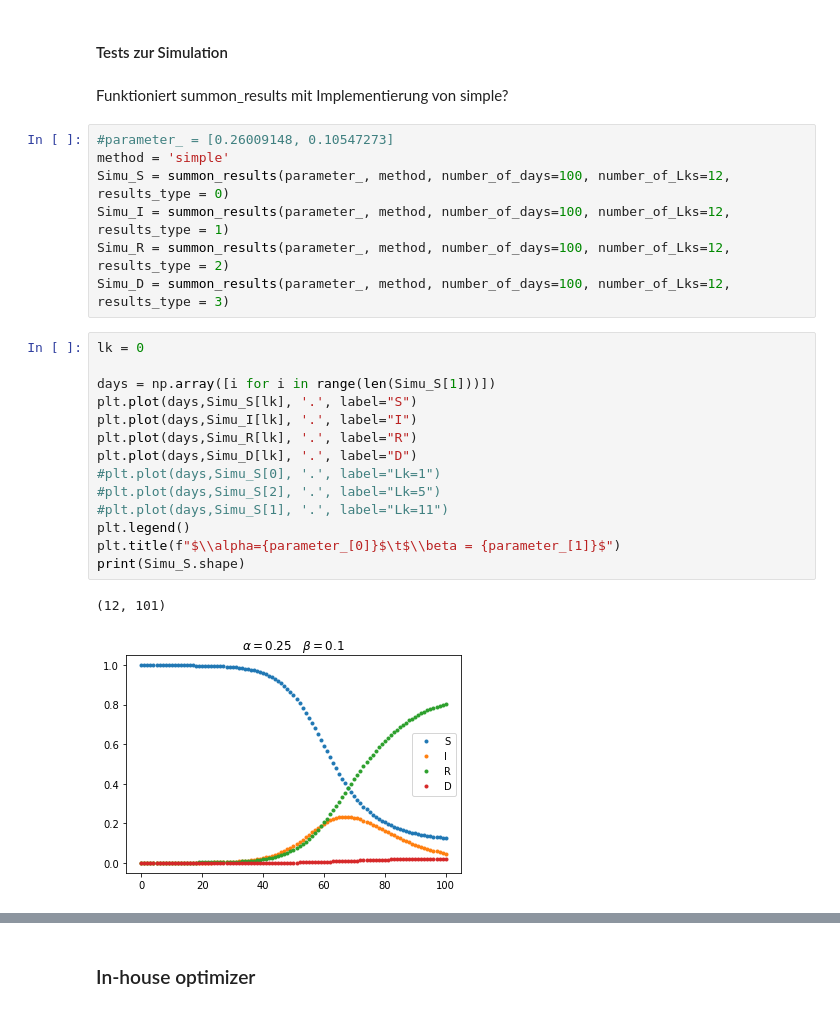
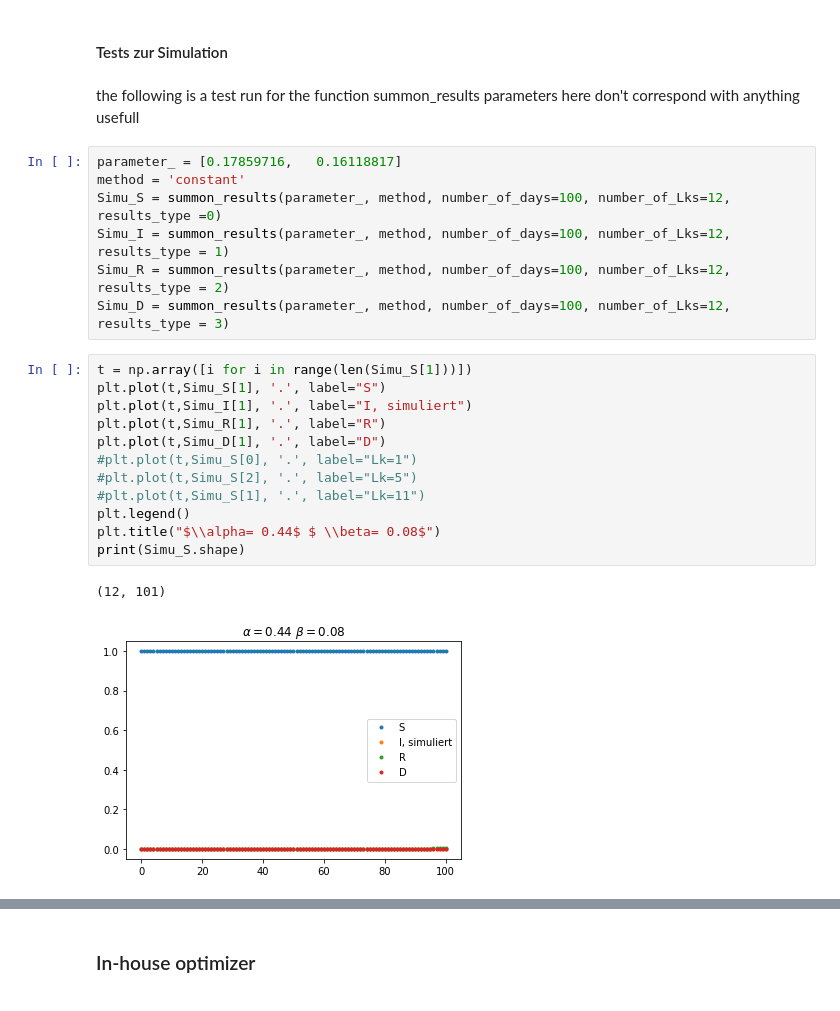
Before and after one commit to torbensun/Modeling-Of-Epidemics-With-Compartmental-And-Network-Models, a Jupyter notebook: Bessere Optimierung.ipynb, the cells around one changed output, grey strips where cells are left out. Cells and saved outputs as stored; diff of their text form.

```diff
--- a/Bessere Optimierung.ipynb
+++ b/Bessere Optimierung.ipynb
@@ -194,28 +229,27 @@ def summon_results(params, method, lk_indzies = [], number_of_days=100, t_depth
 # %% [markdown]
 #### Tests zur Simulation
-# %% [markdown]
-Funktioniert summon_results mit Implementierung von simple?
+# %% [markdown]
+the following is a test run for the function summon_results
+parameters here don't correspond with anything usefull
 # %%
-#parameter_ = [0.26009148, 0.10547273]
-method = 'simple'
-Simu_S = summon_results(parameter_, method, number_of_days=100, number_of_Lks=12, results_type = 0)
+parameter_ = [0.17859716,   0.16118817]
+method = 'constant'
+Simu_S = summon_results(parameter_, method, number_of_days=100, number_of_Lks=12, results_type =0)
 Simu_I = summon_results(parameter_, method, number_of_days=100, number_of_Lks=12, results_type = 1)
 Simu_R = summon_results(parameter_, method, number_of_days=100, number_of_Lks=12, results_type = 2)
 Simu_D = summon_results(parameter_, method, number_of_days=100, number_of_Lks=12, results_type = 3)
 # %%
-lk = 0
-
-days = np.array([i for i in range(len(Simu_S[1]))])
-plt.plot(days,Simu_S[lk], '.', label="S")
-plt.plot(days,Simu_I[lk], '.', label="I")
-plt.plot(days,Simu_R[lk], '.', label="R")
-plt.plot(days,Simu_D[lk], '.', label="D")
-#plt.plot(days,Simu_S[0], '.', label="Lk=1")
-#plt.plot(days,Simu_S[2], '.', label="Lk=5")
-#plt.plot(days,Simu_S[1], '.', label="Lk=11")
+t = np.array([i for i in range(len(Simu_S[1]))])
+plt.plot(t,Simu_S[1], '.', label="S")
+plt.plot(t,Simu_I[1], '.', label="I, simuliert")
+plt.plot(t,Simu_R[1], '.', label="R")
+plt.plot(t,Simu_D[1], '.', label="D")
+#plt.plot(t,Simu_S[0], '.', label="Lk=1")
+#plt.plot(t,Simu_S[2], '.', label="Lk=5")
+#plt.plot(t,Simu_S[1], '.', label="Lk=11")
 plt.legend()
-plt.title(f"$\\alpha={parameter_[0]}$\t$\\beta = {parameter_[1]}$")
+plt.title("$\\alpha= 0.44$ $ \\beta= 0.08$")
 print(Simu_S.shape)
 # %% [output]
 (12, 101)
-[figure, old version]
+[figure, new version]
```
Also changed, not shown: parts of 64 cells of this notebook.
